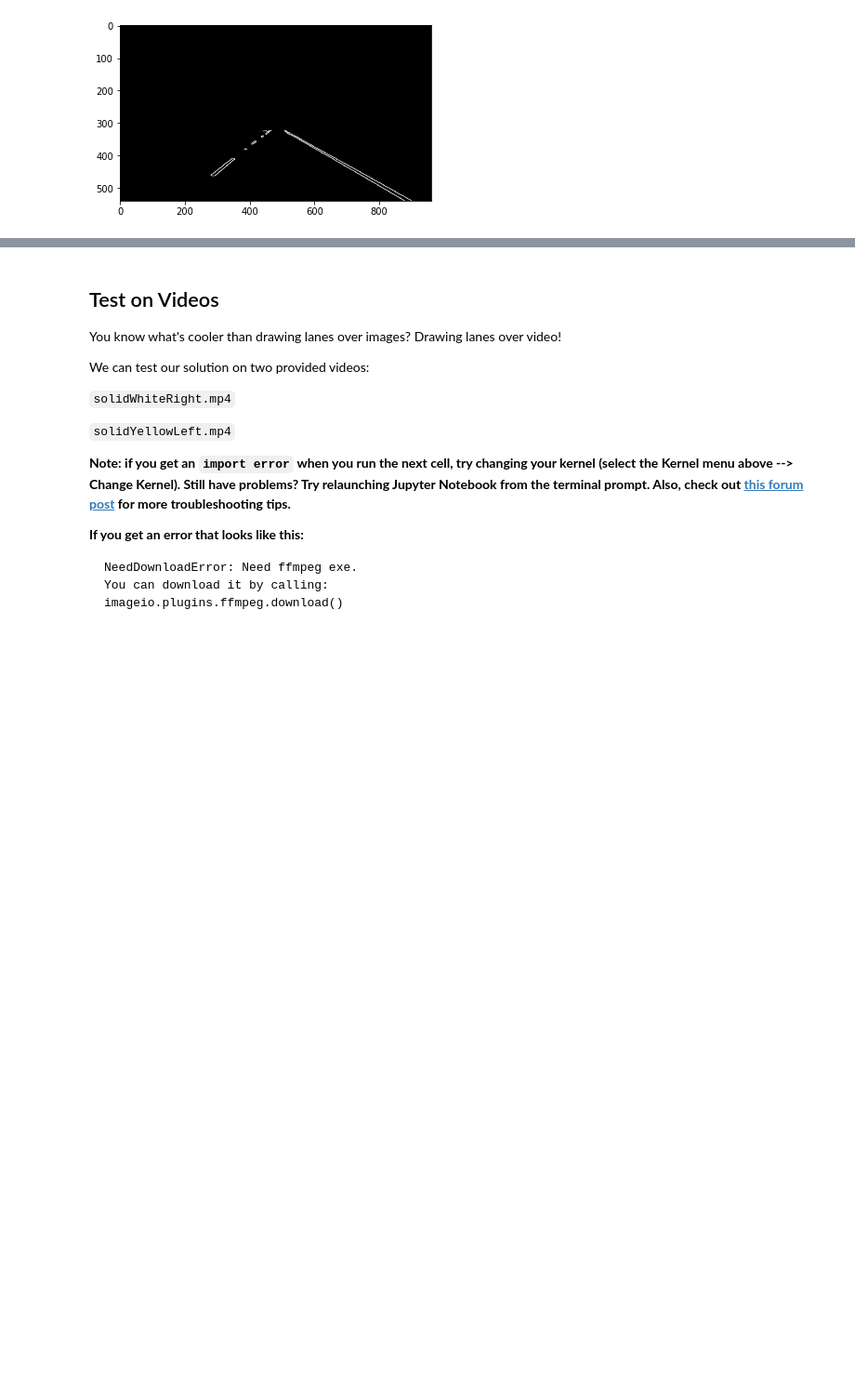
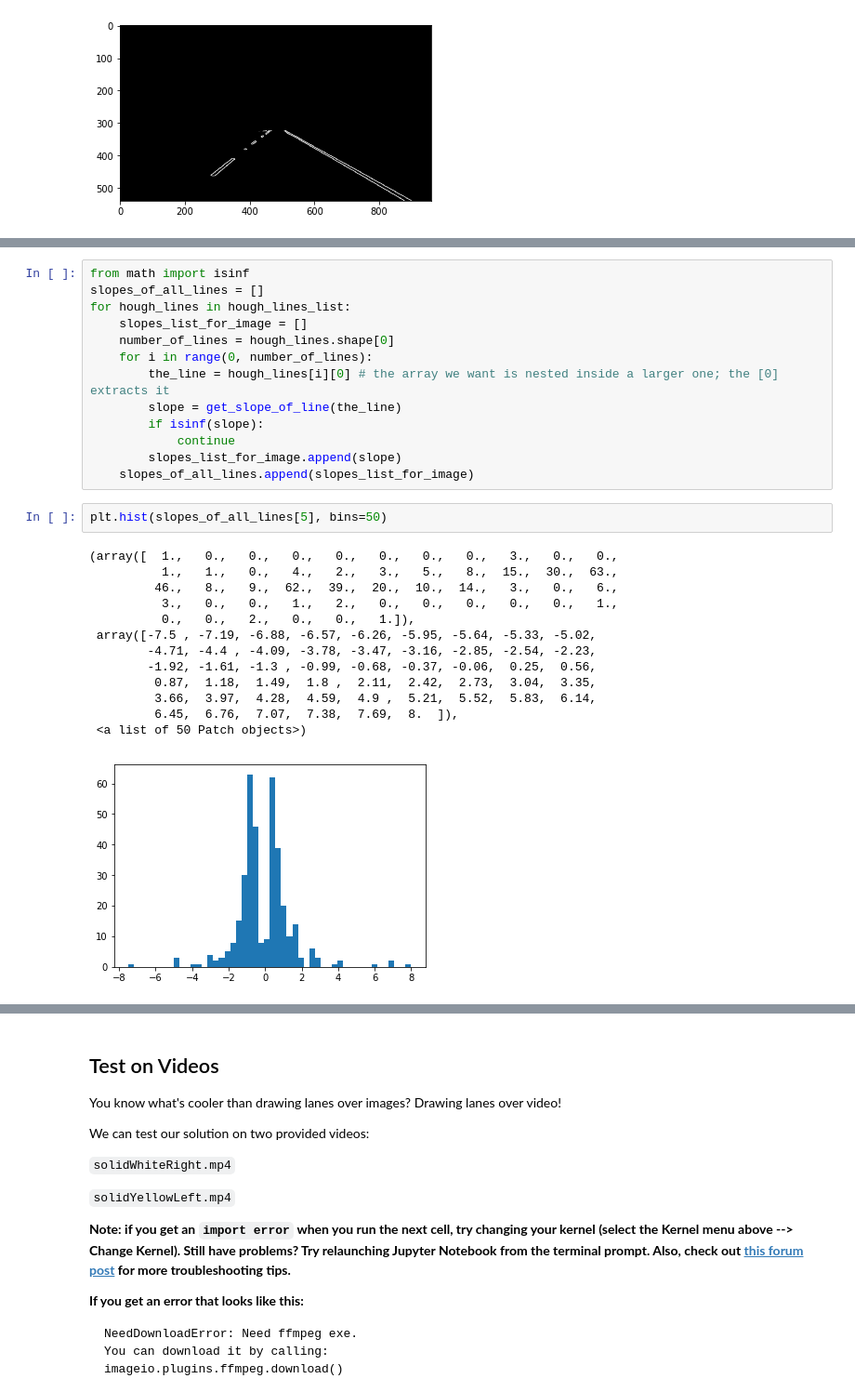
Before and after one commit to Wubuntu88/CarND-LaneLines-P1, a Jupyter notebook: P1.ipynb, the cells around one changed output, grey strips where cells are left out. Shown at 93% size. Saved outputs shown, nothing was run; the diff lists cells and outputs as text; blank space fills up the shorter version.

```diff
--- a/P1.ipynb
+++ b/P1.ipynb
@@ -277,3 +371,32 @@ plt.imshow(the_hough_images[0])
+# %%
+from math import isinf
+slopes_of_all_lines = []
+for hough_lines in hough_lines_list:
+    slopes_list_for_image = []
+    number_of_lines = hough_lines.shape[0]
+    for i in range(0, number_of_lines):
+        the_line = hough_lines[i][0] # the array we want is nested inside a larger one; the [0] extracts it
+        slope = get_slope_of_line(the_line)
+        if isinf(slope):
+            continue
+        slopes_list_for_image.append(slope)
+    slopes_of_all_lines.append(slopes_list_for_image)
+# %%
+plt.hist(slopes_of_all_lines[5], bins=50)
+# %% [output]
+(array([  1.,   0.,   0.,   0.,   0.,   0.,   0.,   0.,   3.,   0.,   0.,
+          1.,   1.,   0.,   4.,   2.,   3.,   5.,   8.,  15.,  30.,  63.,
+         46.,   8.,   9.,  62.,  39.,  20.,  10.,  14.,   3.,   0.,   6.,
+          3.,   0.,   0.,   1.,   2.,   0.,   0.,   0.,   0.,   0.,   1.,
+          0.,   0.,   2.,   0.,   0.,   1.]),
+ array([-7.5 , -7.19, -6.88, -6.57, -6.26, -5.95, -5.64, -5.33, -5.02,
+        -4.71, -4.4 , -4.09, -3.78, -3.47, -3.16, -2.85, -2.54, -2.23,
+        -1.92, -1.61, -1.3 , -0.99, -0.68, -0.37, -0.06,  0.25,  0.56,
+         0.87,  1.18,  1.49,  1.8 ,  2.11,  2.42,  2.73,  3.04,  3.35,
+         3.66,  3.97,  4.28,  4.59,  4.9 ,  5.21,  5.52,  5.83,  6.14,
+         6.45,  6.76,  7.07,  7.38,  7.69,  8.  ]),
+ <a list of 50 Patch objects>)
+[figure, added]
 # %%
 weighted_images = [weighted_img(hough_image, image) for hough_image in the_hough_images]
 plt.imshow(weighted_images[0])
```
Also changed, not shown: parts of 14 cells of this notebook.
